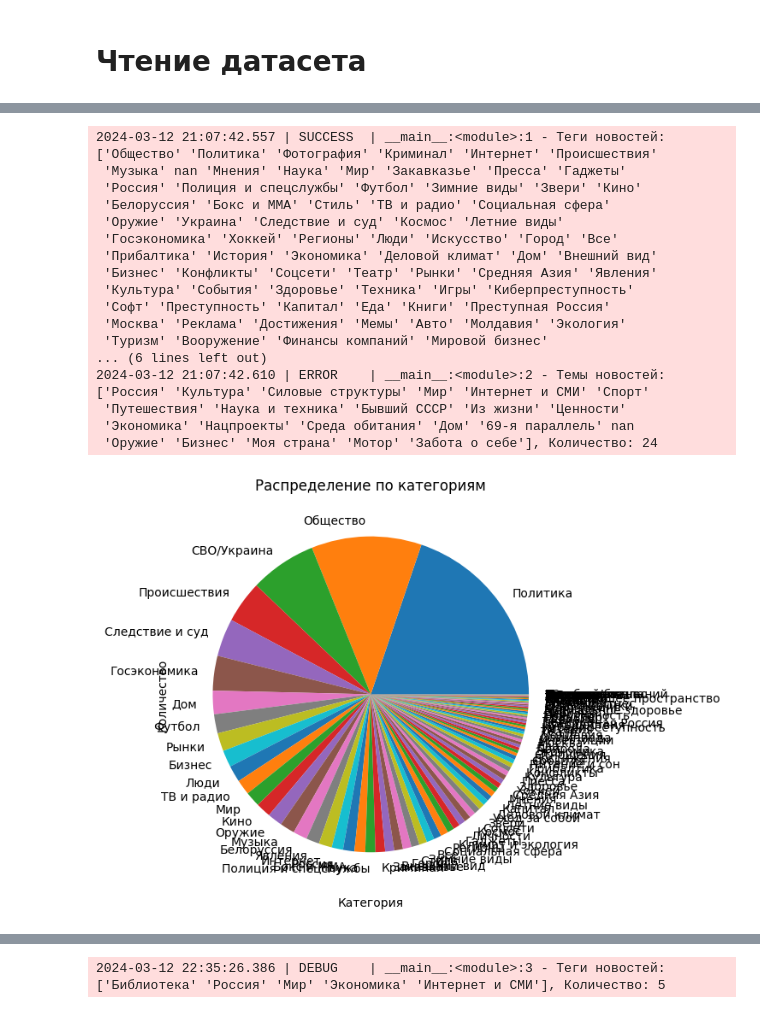
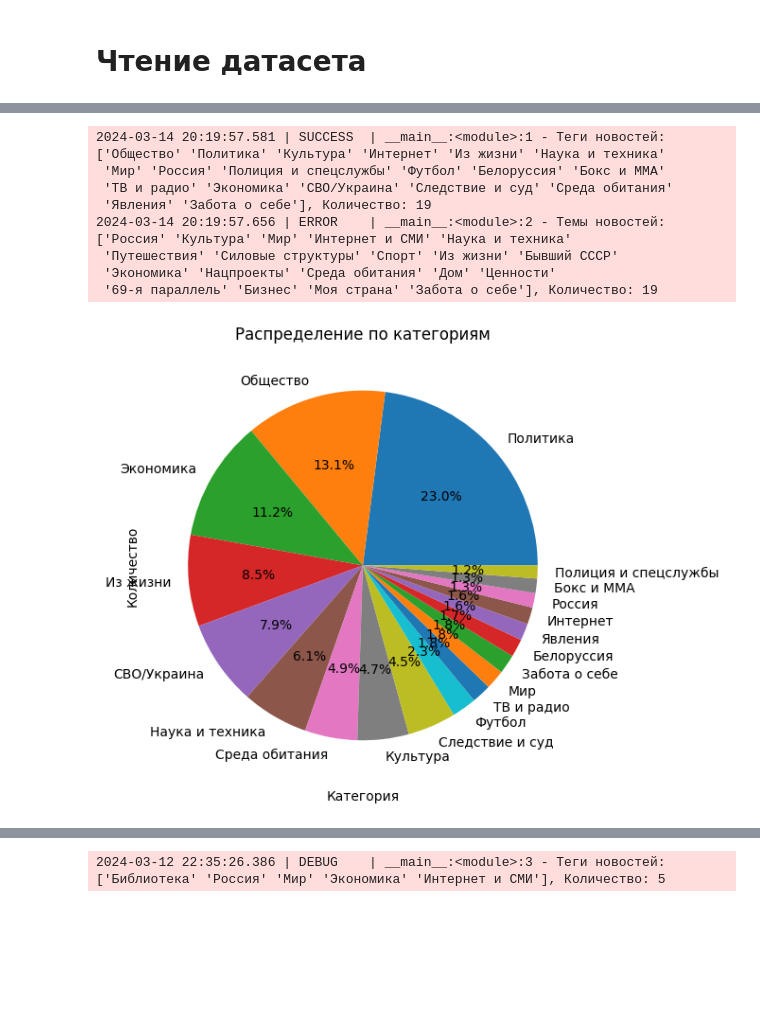
Before and after one commit to YourCarma/VKR, a Jupyter notebook: researches/Clustering_research.ipynb, the cells around one changed output, grey strips where cells are left out. Cells and saved outputs as stored; diff of their text form; code cells hidden in the pictures; blank space fills up the shorter version.

```diff
--- a/researches/Clustering_research.ipynb
+++ b/researches/Clustering_research.ipynb
@@ -358,5 +345,15 @@ actual_news_df = pd.read_csv('lenta_ru_news_2019_2023.csv', delimiter =',', low_
 actual_news_df = actual_news_df.dropna()
 # %%
 actual_news_df["tags"] = actual_news_df["tags"].replace("Украина", "СВО/Украина")
+actual_news_df["tags"] = actual_news_df["tags"].replace(['Фотография', 'Музыка', 'Кино', 'Искусство', 'Театр', 'Книги', 'Сериалы'], "Культура")
+actual_news_df["tags"] = actual_news_df["tags"].replace(['Социальная сфера', 'Госэкономика', 'Деловой климат',
+       'Бизнес', 'Рынки', 'Капитал', 'Инвестиции'], "Экономика")
+actual_news_df["tags"] = actual_news_df["tags"].replace(['Звери', 'Происшествия', 'Люди', 'Еда', 'Персоны',
+       'Счастливчики', 'Аномалии'], "Из жизни")
+actual_news_df["tags"] = actual_news_df["tags"].replace(['Наука', 'Гаджеты', 'Оружие', 'Космос', 'История', 'Здоровье',
+       'Техника', 'Игры', 'Софт', 'Будущее', 'В России'], "Наука и техника")
+actual_news_df["tags"] = actual_news_df["tags"].replace(['Город', 'Дом', 'Климат и экология', 'Край', 'Транспорт'], "Среда обитания")
+actual_news_df["tags"] = actual_news_df["tags"].replace(['Уход за собой', 'Питание и сон', 'Ментальное здоровье',
+       'Окружающее пространство', 'Отношения'], "Забота о себе")
 actual_news_df
 # %% [output]
@@ -391,0 +421,8 @@ actual_news_df[actual_news_df["text"].str.contains("Бахмут")]
+# %%
+category_counts = actual_news_df['tags'].value_counts()
+
+min_count = 5000
+# Отфильтровываем строки, где количество категорий больше или равно min_count
+actual_news_df = actual_news_df[actual_news_df['tags'].isin(category_counts[category_counts > min_count].index)]
+
+actual_news_df
@@ -391,0 +443,2 @@ actual_news_df[actual_news_df["text"].str.contains("Бахмут")]
+# %%
+actual_news_df.drop(actual_news_df.loc[actual_news_df["tags"] == ""].index, inplace=True)
@@ -392,21 +461,12 @@ actual_news_df[actual_news_df["text"].str.contains("Бахмут")]
 # %%
-logger.success(f'Теги новостей: {actual_news_df["tags"].unique()}, Количество: {len(news_df["tags"].unique())}')
-logger.error(f'Темы новостей: {actual_news_df["topic"].unique()}, Количество: {len(news_df["topic"].unique())}')
+logger.success(f'Теги новостей: {actual_news_df["tags"].unique()}, Количество: {len(actual_news_df["tags"].unique())}')
+logger.error(f'Темы новостей: {actual_news_df["topic"].unique()}, Количество: {len(actual_news_df["topic"].unique())}')
 # %% [output]
-2024-03-12 21:07:42.557 | SUCCESS  | __main__:<module>:1 - Теги новостей: ['Общество' 'Политика' 'Фотография' 'Криминал' 'Интернет' 'Происшествия'
- 'Музыка' nan 'Мнения' 'Наука' 'Мир' 'Закавказье' 'Пресса' 'Гаджеты'
- 'Россия' 'Полиция и спецслужбы' 'Футбол' 'Зимние виды' 'Звери' 'Кино'
- 'Белоруссия' 'Бокс и ММА' 'Стиль' 'ТВ и радио' 'Социальная сфера'
- 'Оружие' 'Украина' 'Следствие и суд' 'Космос' 'Летние виды'
- 'Госэкономика' 'Хоккей' 'Регионы' 'Люди' 'Искусство' 'Город' 'Все'
- 'Прибалтика' 'История' 'Экономика' 'Деловой климат' 'Дом' 'Внешний вид'
- 'Бизнес' 'Конфликты' 'Coцсети' 'Театр' 'Рынки' 'Средняя Азия' 'Явления'
- 'Культура' 'События' 'Здоровье' 'Техника' 'Игры' 'Киберпреступность'
- 'Софт' 'Преступность' 'Капитал' 'Еда' 'Книги' 'Преступная Россия'
- 'Москва' 'Реклама' 'Достижения' 'Мемы' 'Авто' 'Молдавия' 'Экология'
- 'Туризм' 'Вооружение' 'Финансы компаний' 'Мировой бизнес'
-... (6 lines left out)
-2024-03-12 21:07:42.610 | ERROR    | __main__:<module>:2 - Темы новостей: ['Россия' 'Культура' 'Силовые структуры' 'Мир' 'Интернет и СМИ' 'Спорт'
- 'Путешествия' 'Наука и техника' 'Бывший СССР' 'Из жизни' 'Ценности'
- 'Экономика' 'Нацпроекты' 'Среда обитания' 'Дом' '69-я параллель' nan
- 'Оружие' 'Бизнес' 'Моя страна' 'Мотор' 'Забота о себе'], Количество: 24
+2024-03-14 20:19:57.581 | SUCCESS  | __main__:<module>:1 - Теги новостей: ['Общество' 'Политика' 'Культура' 'Интернет' 'Из жизни' 'Наука и техника'
+ 'Мир' 'Россия' 'Полиция и спецслужбы' 'Футбол' 'Белоруссия' 'Бокс и ММА'
+ 'ТВ и радио' 'Экономика' 'СВО/Украина' 'Следствие и суд' 'Среда обитания'
+ 'Явления' 'Забота о себе'], Количество: 19
+2024-03-14 20:19:57.656 | ERROR    | __main__:<module>:2 - Темы новостей: ['Россия' 'Культура' 'Мир' 'Интернет и СМИ' 'Наука и техника'
+ 'Путешествия' 'Силовые структуры' 'Спорт' 'Из жизни' 'Бывший СССР'
+ 'Экономика' 'Нацпроекты' 'Среда обитания' 'Дом' 'Ценности'
+ '69-я параллель' 'Бизнес' 'Моя страна' 'Забота о себе'], Количество: 19
@@ -415,16 +473,16 @@ actual_news_df["tags"].value_counts().reset_index().to_csv('tags_value_counts.cs
 # %%
 category_counts = actual_news_df['tags'].value_counts()
 
 # Создание графика
 plt.figure(figsize=(10, 6))
-category_counts.plot(kind='pie')
+category_counts.plot(kind='pie', autopct='%1.1f%%')
 plt.title('Распределение по категориям')
 plt.xlabel('Категория')
 plt.ylabel('Количество')
 plt.xticks(rotation=45)
 plt.show()
 # %% [output]
-[figure, old version]
+[figure, new version]
 # %%
 actual_news_df['date'] = pd.to_datetime(actual_news_df['date'])
 
```
Also changed, not shown: parts of 19 cells of this notebook, 2 other files.
